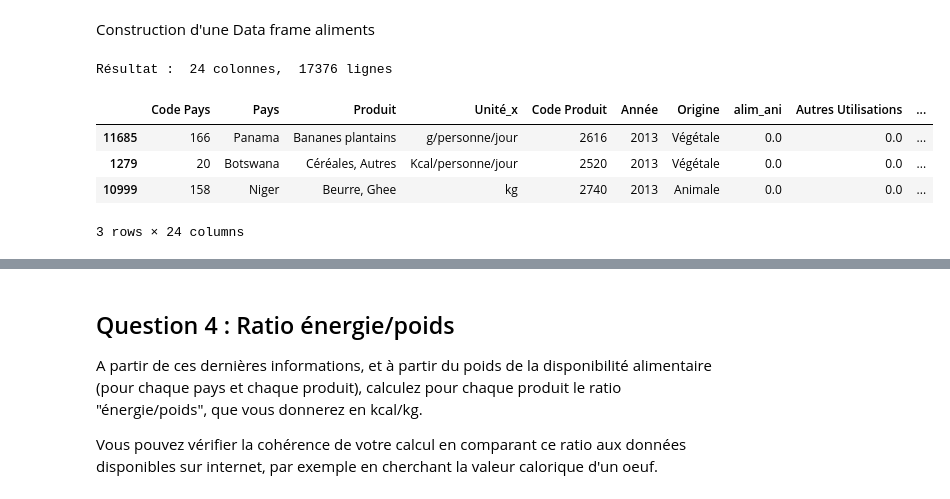
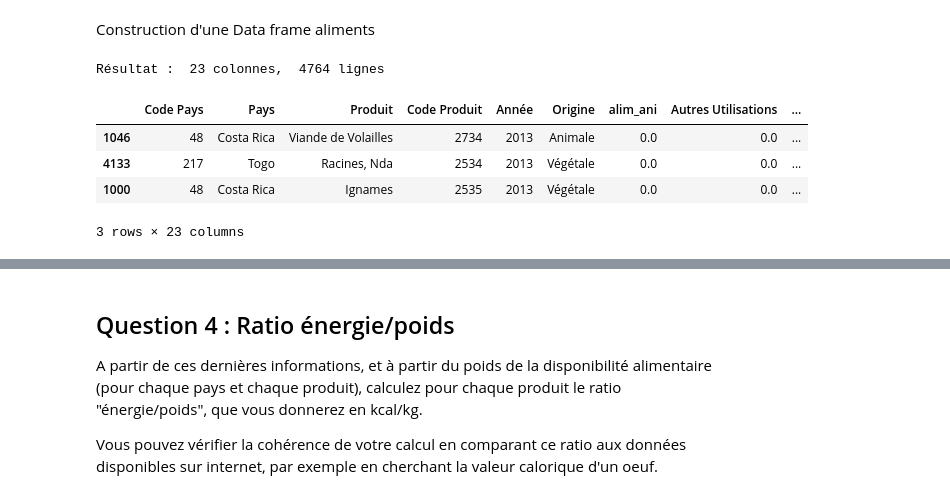
Before and after one commit to Tarik37/FAO_Project_Tarik_FengFeng, a Jupyter notebook: FAO_Data_Analyse_Fengfeng_Tarik.ipynb, the cells around one changed output, grey strips where cells are left out. Drawn from its saved outputs; the diff is of its cells as text; code cells hidden in the pictures.

```diff
--- a/FAO_Data_Analyse_Fengfeng_Tarik.ipynb
+++ b/FAO_Data_Analyse_Fengfeng_Tarik.ipynb
@@ -206,42 +206,42 @@ aliments = aliments[[
 ]]
 
 # Table pivot sur aliments
-aliments = aliments.pivot_table('Valeur', index=['Code Pays','Pays','Produit','Unité','Code Produit','Année','Origine'], columns='Élément')
+aliments = aliments.pivot_table('Valeur', index=['Code Pays','Pays','Produit','Code Produit','Année','Origine'], columns='Élément') #,'Unité'
 
 # Reset index
 aliments.reset_index(inplace=True)
-
+aliments.head()
 # Joindre population et aliments
 aliments = pd.merge(aliments, population[['Pays', 'Valeur','Unité']], left_on='Pays', right_on='Pays')
 
 # Renommer les colonnes
 aliments.rename(columns={
     'Aliments pour animaux' : 'alim_ani',
     'Autres utilisations (non alimentaire)' : 'autres_utilisations',
     'Semences' : 'semences',
     'Pertes' : 'pertes',
     'Nourriture' : 'nourriture',
     'Traitement' : 'transfo', # ?
     'Disponibilité intérieure' : 'dispo_int',
     'Disponibilité alimentaire (Kcal/personne/jour)' : 'dispo_alim_kcal_p_j',
     'Disponibilité alimentaire en quantité (kg/personne/an)' : 'dispo_alim_kg_p_an',
     'Disponibilité de protéines en quantité (g/personne/jour)' : 'dispo_prot_g_p_j',
     'Disponibilité de matière grasse en quantité (g/personne/jour)' : 'dispo_mat_gr',
     'Valeur' : 'population',
     'Unité' : 'unité_pop'
 }, inplace=True)
 
 # Remplacer les Nan
 aliments.replace(np.nan, 0, inplace=True)
 #Population * 1000
 aliments['population']= (aliments['population'] *1000).round(decimals = 1)
 # Affichage
 print('Résultat : ', aliments.shape[1], 'colonnes, ', aliments.shape[0], 'lignes')
 aliments.sample(3)
 # %% [output]
-Résultat :  24 colonnes,  17376 lignes
+Résultat :  23 colonnes,  4764 lignes
-|  | Code Pays | Pays | Produit | Unité_x | Code Produit | Année | Origine | alim_ani | Autres Utilisations | ... |
-| 11685 | 166 | Panama | Bananes plantains | g/personne/jour | 2616 | 2013 | Végétale | 0.0 | 0.0 | ... |
-| 1279 | 20 | Botswana | Céréales, Autres | Kcal/personne/jour | 2520 | 2013 | Végétale | 0.0 | 0.0 | ... |
-| 10999 | 158 | Niger | Beurre, Ghee | kg | 2740 | 2013 | Animale | 0.0 | 0.0 | ... |
+|  | Code Pays | Pays | Produit | Code Produit | Année | Origine | alim_ani | Autres Utilisations | ... |
+| 1046 | 48 | Costa Rica | Viande de Volailles | 2734 | 2013 | Animale | 0.0 | 0.0 | ... |
+| 4133 | 217 | Togo | Racines, Nda | 2534 | 2013 | Végétale | 0.0 | 0.0 | ... |
+| 1000 | 48 | Costa Rica | Ignames | 2535 | 2013 | Végétale | 0.0 | 0.0 | ... |
-3 rows × 24 columns
+3 rows × 23 columns
```
Also changed, not shown: parts of 10 cells of this notebook.
